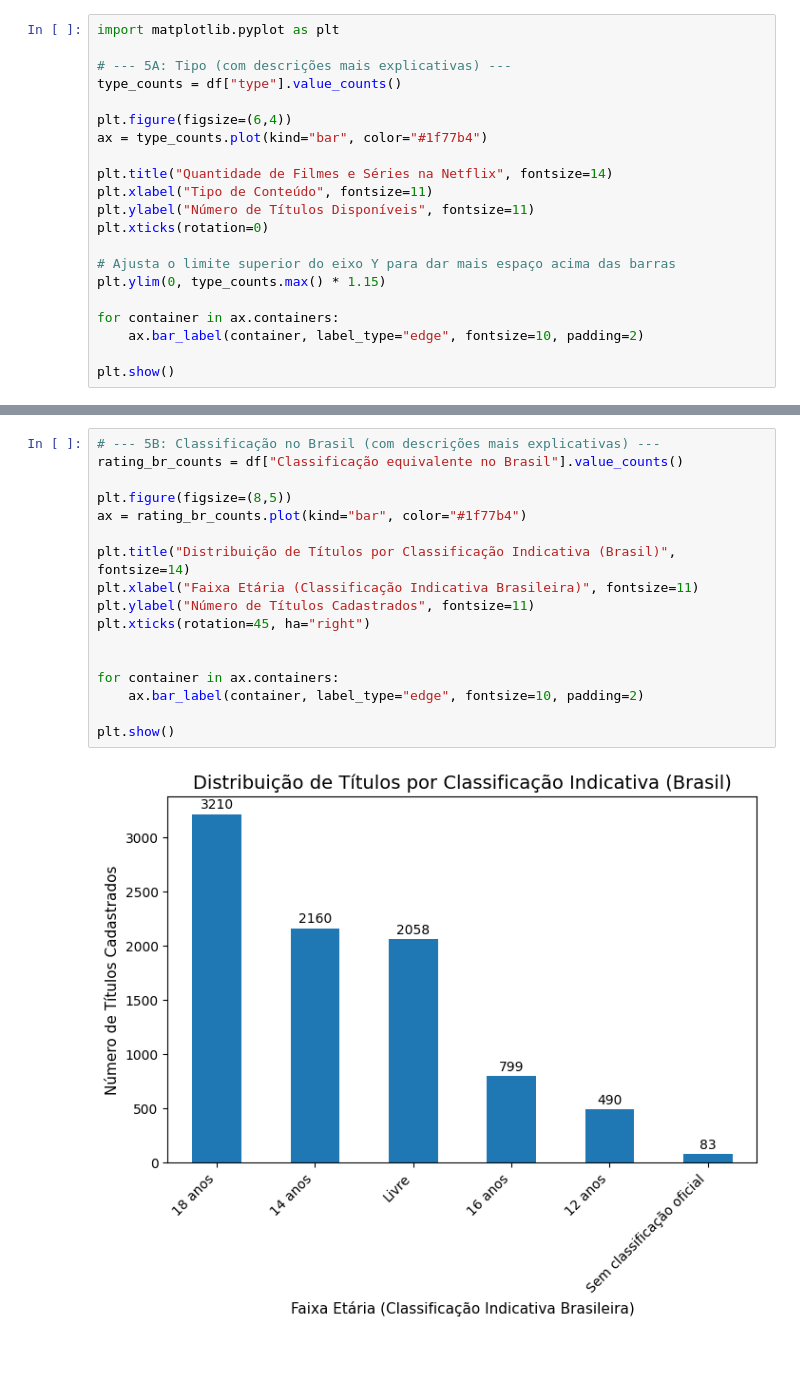
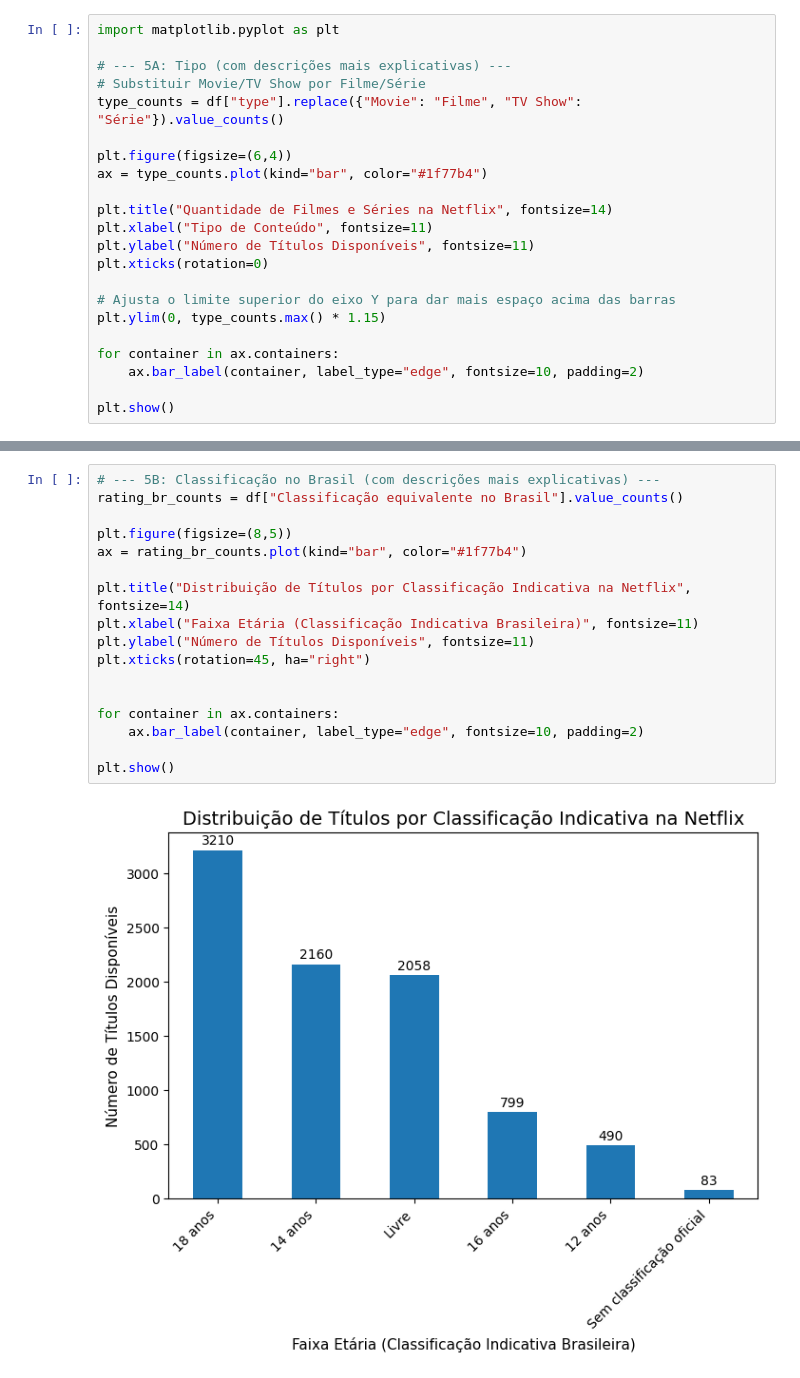
Before and after one commit to isadoraxaavier/trabalho_estatistica, a Jupyter notebook: Estatística.ipynb, the cells around one changed output, grey strips where cells are left out. Cells and saved outputs as stored; diff of their text form.

```diff
--- a/Estatística.ipynb
+++ b/Estatística.ipynb
@@ -57,7 +59,8 @@ dtype: int64
 import matplotlib.pyplot as plt
 
 # --- 5A: Tipo (com descrições mais explicativas) ---
-type_counts = df["type"].value_counts()
+# Substituir Movie/TV Show por Filme/Série
+type_counts = df["type"].replace({"Movie": "Filme", "TV Show": "Série"}).value_counts()
 
 plt.figure(figsize=(6,4))
 ax = type_counts.plot(kind="bar", color="#1f77b4")
@@ -79,20 +82,20 @@ plt.show()
 # %%
 # --- 5B: Classificação no Brasil (com descrições mais explicativas) ---
 rating_br_counts = df["Classificação equivalente no Brasil"].value_counts()
 
 plt.figure(figsize=(8,5))
 ax = rating_br_counts.plot(kind="bar", color="#1f77b4")
 
-plt.title("Distribuição de Títulos por Classificação Indicativa (Brasil)", fontsize=14)
+plt.title("Distribuição de Títulos por Classificação Indicativa na Netflix", fontsize=14)
 plt.xlabel("Faixa Etária (Classificação Indicativa Brasileira)", fontsize=11)
-plt.ylabel("Número de Títulos Cadastrados", fontsize=11)
+plt.ylabel("Número de Títulos Disponíveis", fontsize=11)
 plt.xticks(rotation=45, ha="right")
 
 
 for container in ax.containers:
     ax.bar_label(container, label_type="edge", fontsize=10, padding=2)
 
 plt.show()
 # %% [output]
-[figure, old version]
+[figure, new version]
 # %%
```
Also changed, not shown: parts of 4 cells of this notebook.
